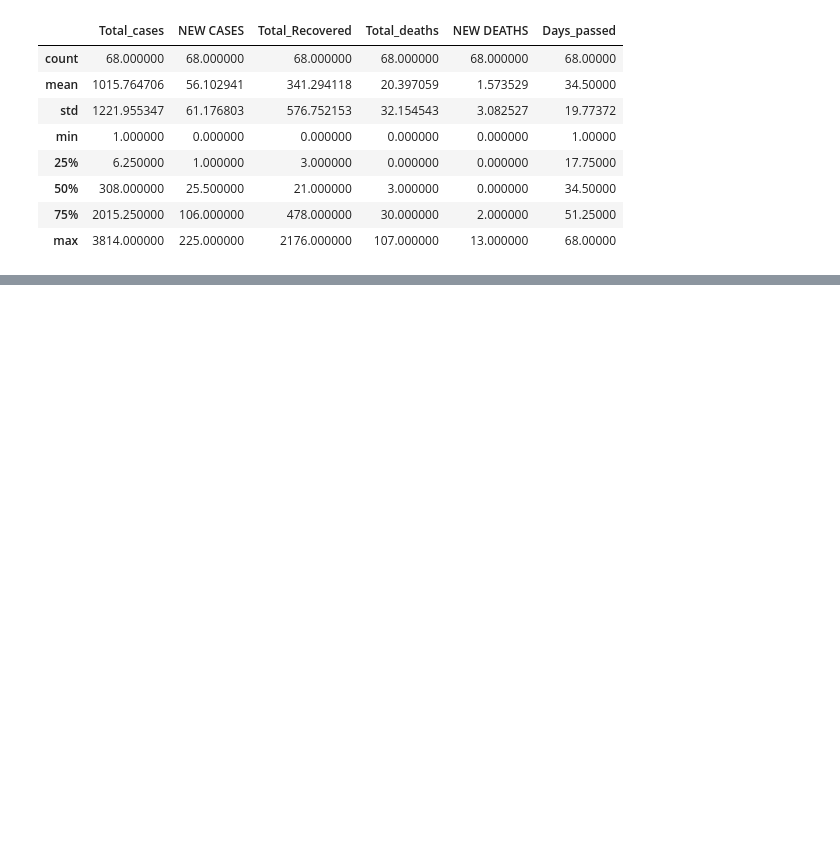
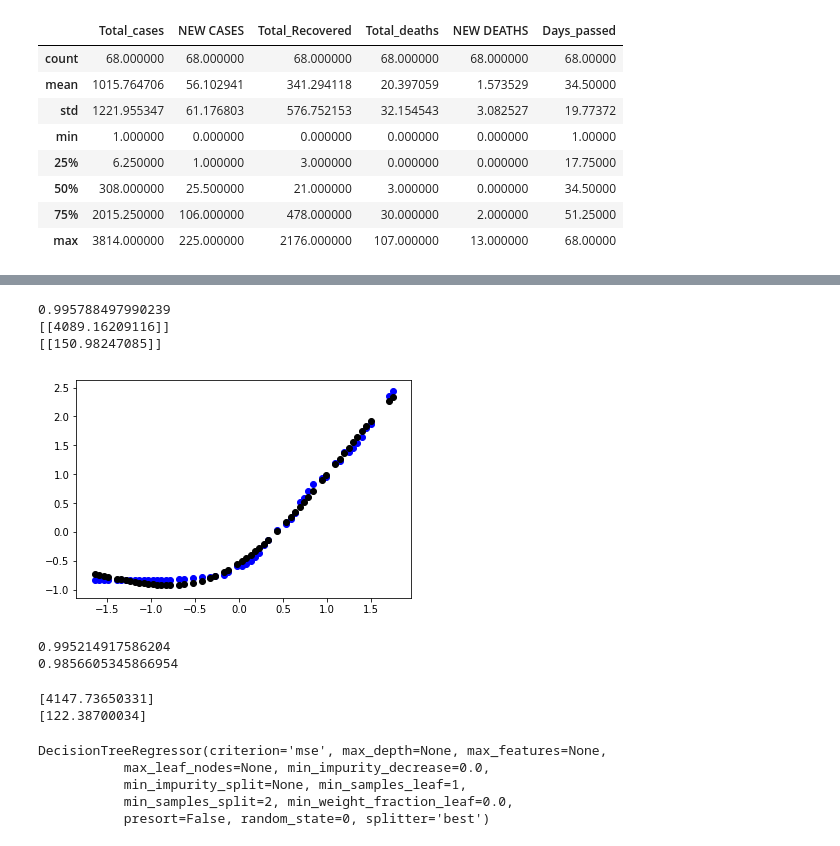
Before and after one commit to sushanth1999/BTP, a Jupyter notebook: START.ipynb, the cells around one changed output, grey strips where cells are left out. Drawn from its saved outputs; the diff is of its cells as text; code cells hidden in the pictures; blank space fills up the shorter version.

```diff
--- a/START.ipynb
+++ b/START.ipynb
@@ -114,0 +143,72 @@ data.describe()
+# %%
+#According to Polynomial Regression Model
+
+#Accuracy
+X_tpoly = poly_reg.fit_transform(X_test)
+print(lin_reg_2.score(X_tpoly,y_test))
+
+
+#prdicting what would be total numbr of cases tommorrow
+print(lin_reg_2.predict(poly_reg.fit_transform([[69]])))
+
+#Increase in Total no. of cases would be
+print(lin_reg_2.predict(poly_reg.fit_transform([[69]]))-lin_reg_2.predict(poly_reg.fit_transform([[68]])))
+# %% [output]
+0.995788497990239
+[[4089.16209116]]
+[[150.98247085]]
+# %%
+#SVR
+
+# Changing the data into standard scalar format or bringing the data into a range
+from sklearn.preprocessing import StandardScaler,MinMaxScaler
+sc_X = StandardScaler()
+sv_x = sc_X.fit_transform(X_train)
+sc_Y = StandardScaler()
+sv_y = sc_Y.fit_transform(y_train)
+# %%
+from sklearn.svm import SVR
+svr = SVR(kernel = 'rbf', C=1e3, gamma=0.1)  #Here we are using kernel as rbf which is good for our dataset
+svr.fit(sv_x,sv_y.ravel())
+
+
+y_pred = svr.predict(sv_x)
+plt.scatter(sv_x, sv_y, color ='b')
+plt.scatter(sv_x, y_pred,color = 'k')
+
+plt.show()
+# %% [output]
+[figure, added]
+# %%
+sv_tx = sc_X.fit_transform(X_test)
+sv_ty = sc_Y.fit_transform(y_test)
+print(svr.score(sv_x, sv_y))
+print(svr.score(sv_tx,sv_ty))
+
+#printig the model accuracy on training and test data
+#We can see that svr is overfitting as it is giving 99% accuracy for training data
+# %% [output]
+0.995214917586204
+0.9856605345866954
+# %%
+#predicting the numer of cases today
+predict = sc_Y.inverse_transform(svr.predict(sc_X.transform([[69]])))
+print(predict)
+#New cases
+print(sc_Y.inverse_transform(svr.predict(sc_X.transform([[69]])))-sc_Y.inverse_transform(svr.predict(sc_X.transform([[68]]))))
+# %% [output]
+[4147.73650331]
+[122.38700034]
+# %%
+# DTR
+
+#Applying Decision Tree Regressor
+from sklearn.tree import DecisionTreeRegressor
+dtr = DecisionTreeRegressor(random_state=0)
+dtr.fit(X_train,y_train)
+# %% [output]
+DecisionTreeRegressor(criterion='mse', max_depth=None, max_features=None,
+           max_leaf_nodes=None, min_impurity_decrease=0.0,
+           min_impurity_split=None, min_samples_leaf=1,
+           min_samples_split=2, min_weight_fraction_leaf=0.0,
+           presort=False, random_state=0, splitter='best')
```
Also changed, not shown: parts of 12 cells of this notebook.
